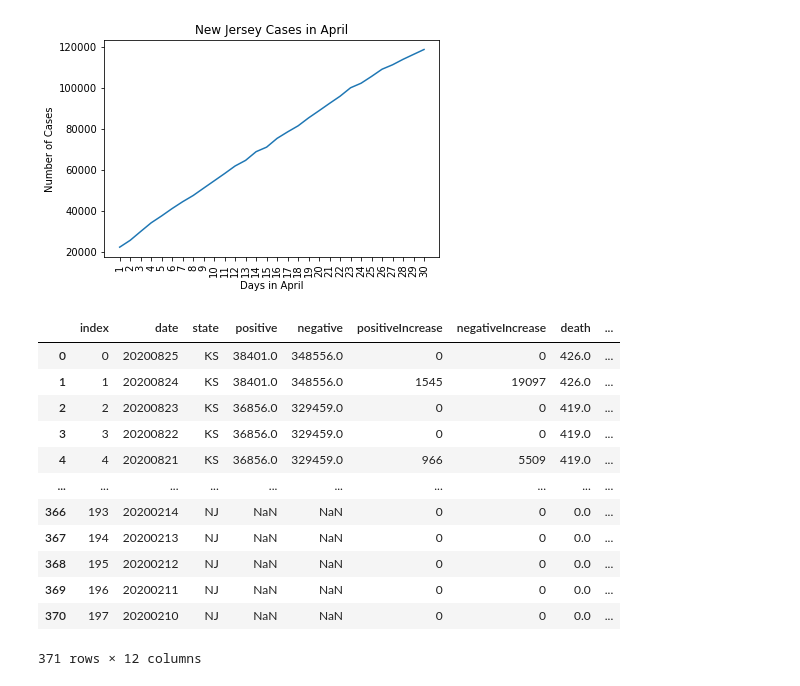
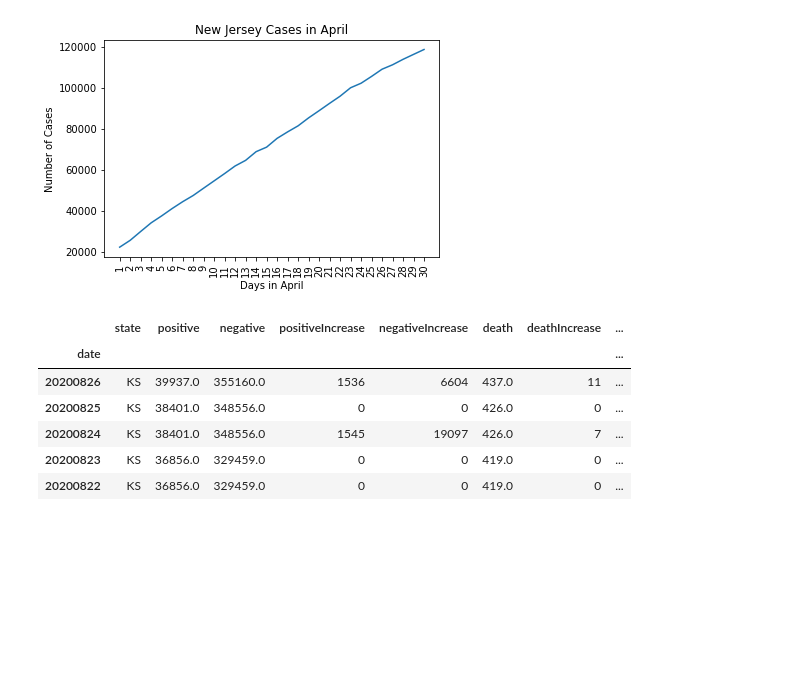
Before and after one commit to adrianstrecker/project-1, a Jupyter notebook: Covid Tracking API to CSV.ipynb, the cells around one changed output. Saved outputs shown, nothing was run; the diff lists cells and outputs as text; code cells hidden in the pictures; blank space fills up the shorter version.

Commit message:
Updated code to always read most current data from source and added active cases column

```diff
--- a/Covid Tracking API to CSV.ipynb
+++ b/Covid Tracking API to CSV.ipynb
@@ -29,8 +29,8 @@ for state in states:
 https://api.covidtracking.com/v1/states/ks/daily.csv
 https://api.covidtracking.com/v1/states/nj/daily.csv
 # %%
-ks_file = pd.read_csv("Resources/ks_daily.csv")
-nj_file = pd.read_csv("Resources/nj_daily.csv")
+ks_file = pd.read_csv("https://api.covidtracking.com/v1/states/ks/daily.csv")
+nj_file = pd.read_csv("https://api.covidtracking.com/v1/states/nj/daily.csv")
 ks_file.columns
 # %% [output]
 Index(['date', 'state', 'positive', 'negative', 'pending',
@@ -54,11 +54,12 @@ Index(['date', 'state', 'positive', 'negative', 'pending',
       dtype='object')
 # %%
 nj_usa = pd.DataFrame(nj_file[["date", "state", "positive", "negative", "positiveIncrease", "negativeIncrease", "death", "deathIncrease",
-                  "totalTestResultsIncrease", "totalTestResults"]])
+                  "totalTestResultsIncrease", "totalTestResults", "recovered"]])
+#nj_usa = nj_usa.set_index(["date", "state"])
 nj_usa["Percentage"] = nj_usa["positiveIncrease"]/nj_usa["totalTestResultsIncrease"]
+nj_usa["Active Cases"] = nj_usa["positive"] - nj_usa["recovered"]
 nj_usa["Percentage"] = nj_usa["Percentage"].fillna(0)
 nj_usa["Percentage"] = nj_usa["Percentage"].astype(float).map("{:.2%}".format)
-#nj_usa.set_index(["date", "state"])
 nj_usa
 # %% [output]
 |  | date | state | positive | negative | positiveIncrease | negativeIncrease | death | deathIncrease | ... |
@@ -77,11 +78,11 @@ nj_usa
 # %%
 ks_usa = pd.DataFrame(ks_file[["date", "state", "positive", "negative", "positiveIncrease", "negativeIncrease", "death", "deathIncrease",
-                  "totalTestResultsIncrease", "totalTestResults"]])
-
+                  "totalTestResultsIncrease", "totalTestResults", "recovered"]])
+#ks_usa = ks_usa.set_index(["date", "state"])
 ks_usa["Percentage"] = ks_usa["positiveIncrease"]/ks_usa["totalTestResultsIncrease"]
+ks_usa["Active Cases"] = ks_usa["positive"] - ks_usa["recovered"]
 ks_usa["Percentage"] = ks_usa["Percentage"].fillna(0)
 ks_usa["Percentage"] = ks_usa["Percentage"].astype(float).map("{:.2%}".format)
-#ks_usa.set_index(["date", "state"])
 ks_usa
 # %% [output]
 |  | date | state | positive | negative | positiveIncrease | negativeIncrease | death | deathIncrease | ... |
@@ -172,24 +173,18 @@ plt.show()
 frames = [ks_usa, nj_usa]
 
 merged_states = pd.concat(frames)
-merged_states = merged_states.reset_index()
-#merged_states = pd.merge(ks_usa, nj_usa, on = "date", how = "right")
-#merged_states.set_index(["date", "state"])
+merged_states = merged_states.set_index("date")
+#merged_states = merged_states.drop()
+#merged_states.columns
 # %%
-merged_states
+merged_states.head()
 # %% [output]
-|  | index | date | state | positive | negative | positiveIncrease | negativeIncrease | death | ... |
-| 0 | 0 | 20200825 | KS | 38401.0 | 348556.0 | 0 | 0 | 426.0 | ... |
-| 1 | 1 | 20200824 | KS | 38401.0 | 348556.0 | 1545 | 19097 | 426.0 | ... |
-| 2 | 2 | 20200823 | KS | 36856.0 | 329459.0 | 0 | 0 | 419.0 | ... |
-| 3 | 3 | 20200822 | KS | 36856.0 | 329459.0 | 0 | 0 | 419.0 | ... |
-| 4 | 4 | 20200821 | KS | 36856.0 | 329459.0 | 966 | 5509 | 419.0 | ... |
-| ... | ... | ... | ... | ... | ... | ... | ... | ... | ... |
-| 366 | 193 | 20200214 | NJ | NaN | NaN | 0 | 0 | 0.0 | ... |
-| 367 | 194 | 20200213 | NJ | NaN | NaN | 0 | 0 | 0.0 | ... |
-| 368 | 195 | 20200212 | NJ | NaN | NaN | 0 | 0 | 0.0 | ... |
-| 369 | 196 | 20200211 | NJ | NaN | NaN | 0 | 0 | 0.0 | ... |
-| 370 | 197 | 20200210 | NJ | NaN | NaN | 0 | 0 | 0.0 | ... |
+|  | state | positive | negative | positiveIncrease | negativeIncrease | death | deathIncrease | ... |
+| date |  |  |  |  |  |  |  | ... |
+| 20200826 | KS | 39937.0 | 355160.0 | 1536 | 6604 | 437.0 | 11 | ... |
+| 20200825 | KS | 38401.0 | 348556.0 | 0 | 0 | 426.0 | 0 | ... |
+| 20200824 | KS | 38401.0 | 348556.0 | 1545 | 19097 | 426.0 | 7 | ... |
+| 20200823 | KS | 36856.0 | 329459.0 | 0 | 0 | 419.0 | 0 | ... |
+| 20200822 | KS | 36856.0 | 329459.0 | 0 | 0 | 419.0 | 0 | ... |
-371 rows × 12 columns
 # %%
 merged_states.to_csv('Resources/ks_nj_daily.csv')
```
Also changed, not shown: parts of 2 cells of this notebook, 3 other files.
